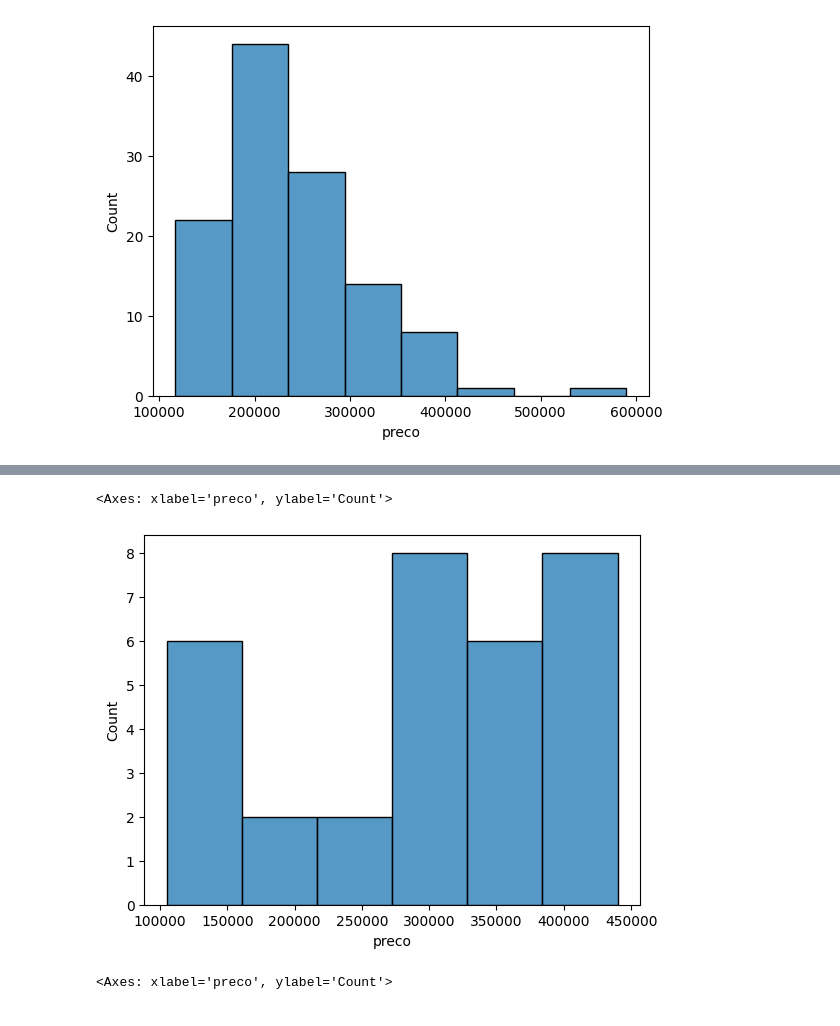
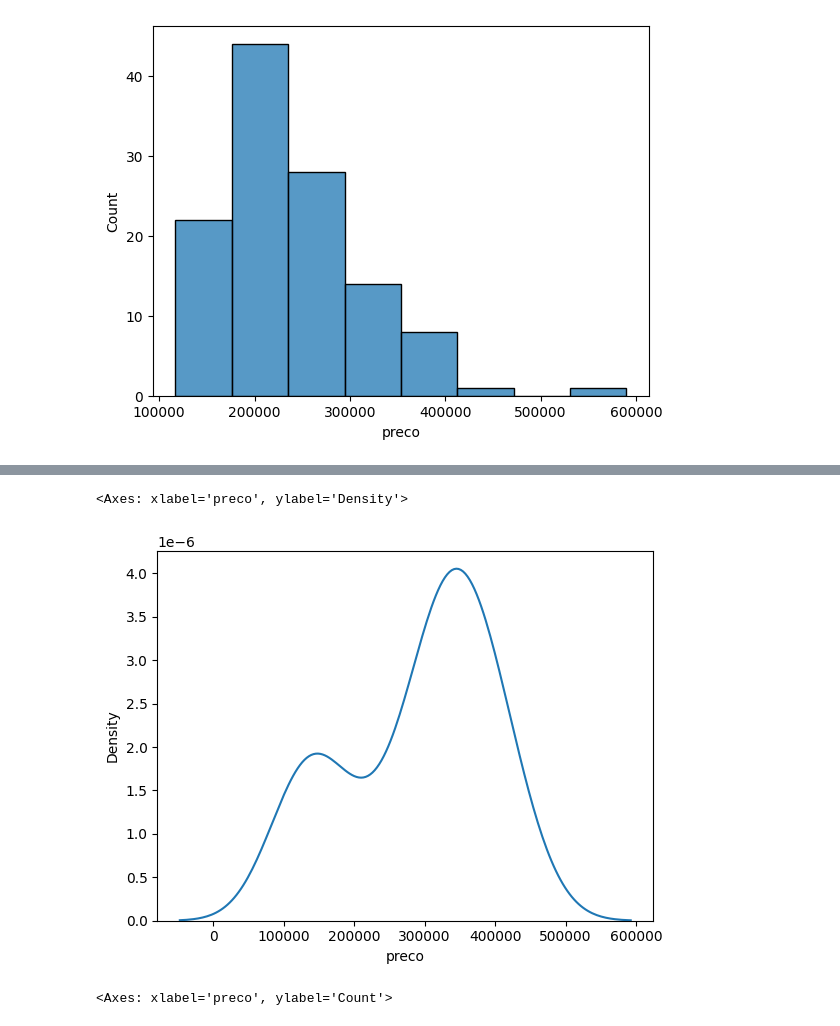
Before and after one commit to rodrigorocha1/extracao_viva_real_selenium, a Jupyter notebook: notebooks_exemplo/visualizacaov2.ipynb, the cells around one changed output, grey strips where cells are left out. Cells and saved outputs as stored; diff of their text form; code cells hidden in the pictures.

```diff
--- a/notebooks_exemplo/visualizacaov2.ipynb
+++ b/notebooks_exemplo/visualizacaov2.ipynb
@@ -271,10 +276,9 @@ sns.histplot(data=dados_sumarezinho, x='preco', bins=k)
 # %%
-
 k = obter_numero_classe(dados_jardim_macedo)
-sns.histplot(data=dados_jardim_macedo, x='preco', bins=k)
+sns.kdeplot(data=dados_jardim_macedo, x='preco')
 # %% [output]
-<Axes: xlabel='preco', ylabel='Count'>
+<Axes: xlabel='preco', ylabel='Density'>
-[figure, old version]
+[figure, new version]
 # %%
 
 k = obter_numero_classe(dados_centro)
```
Also changed, not shown: parts of 3 cells of this notebook.
